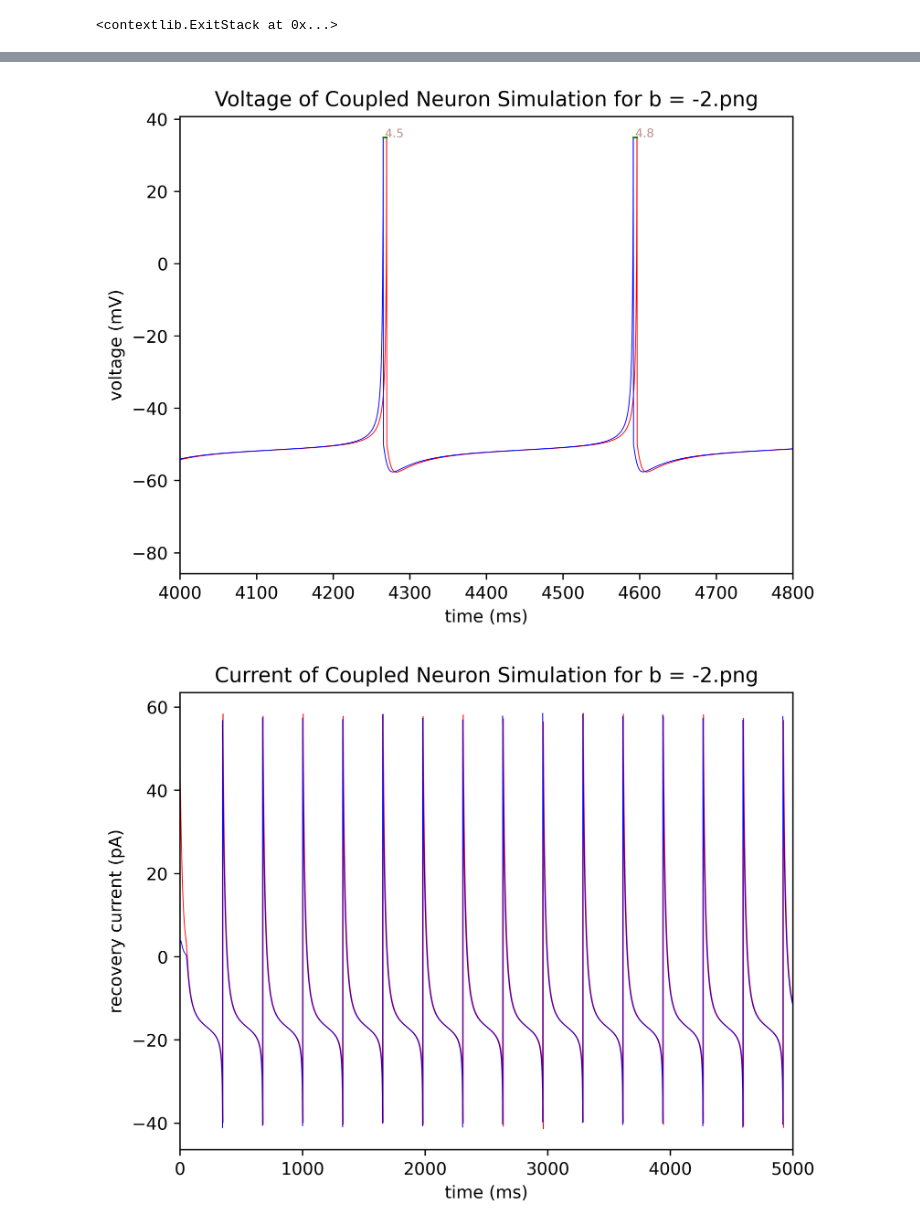
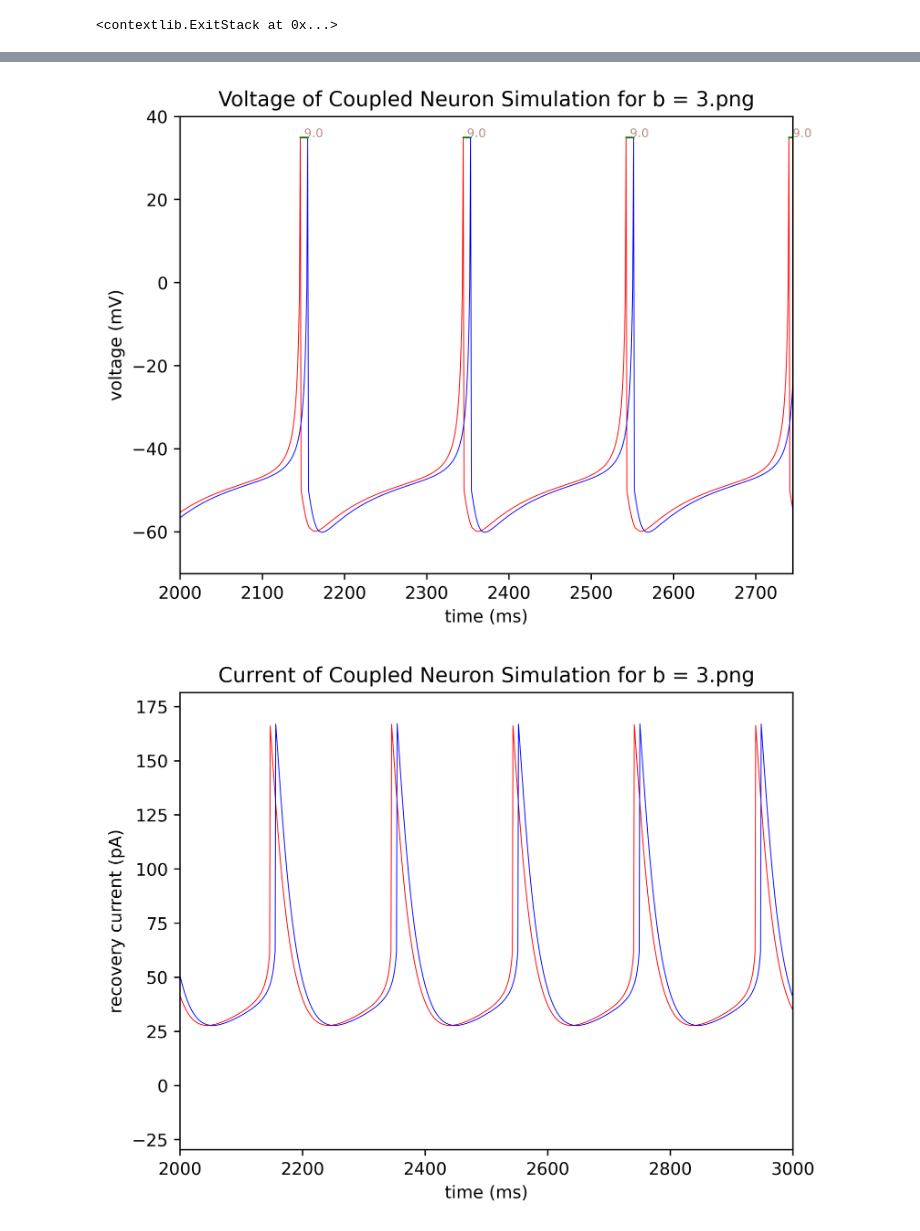
Before and after one commit to III-Derek/USRA-2024, a Jupyter notebook: Two_neurons.ipynb, the cells around one changed output, grey strips where cells are left out. Saved outputs shown, nothing was run; the diff lists cells and outputs as text; code cells hidden in the pictures.

```diff
--- a/Two_neurons.ipynb
+++ b/Two_neurons.ipynb
@@ -30,7 +30,7 @@ def H_inf(type, v, v_th):
             return 0
     elif type == 'smooth step':
         k = 100
-        return sigmoid(k*(v - v_th/1))
+        return sigmoid(k*(v - v_th/1.0))
     else:
         raise ValueError('First argument of H_inf must be one of "zero", "step", "smooth step".')
 print('-----------------------------------------------------------------')
@@ -38,7 +38,7 @@ print('Test cases for H_inf function:')
 print(H_inf('zero', 0, 1))
 print(H_inf('step', 1, 0))
 print(H_inf('step', 0, 35))
-print(H_inf('smooth step', 35, 35))
+print(H_inf('smooth step', 32.5, 35))
 print(H_inf('smooth step', 0, 35))
 print('-----------------------------------------------------------------')
 # print(H_inf('else', 132, 22)) # a ValueError is indeed raised
@@ -346,22 +351,23 @@ def coupled_neuron_plot(neuron_para_dict, T, h, IC, method, conductance, H_inf_t
     plt.title(v_fig_name)
     plt.xlabel('time (ms)')
     if v_zoom == None:
-        plt.xlim([time[0], time[-1]])
+        pass
     else:
         # In the following code, we seek to calculate the difference between the peaks, and display
         # them on the plot for better visualization purposes
+        # label the peaks in peak_time_n1, and peak_time_n2
+
         time_zoom = np.array([time_i for i, time_i in enumerate(time) if time_i >= v_zoom[0] and time_i <= v_zoom[1]])
         peak_zoom_n1 = np.array([peaks for peaks in peak_time_n1 if peaks in time_zoom])
-        peak_zoom_n2 = np.array([peaks for peaks in peak_time_n2 if peaks in time_zoom])
+        differences = np.abs(peak_zoom_n1[:, np.newaxis] - peak_time_n2)
+        closest_indices = np.argmin(differences, axis = 1)
+        peak_zoom_n2 = peak_time_n2[closest_indices]
+
         if len(peak_zoom_n1) == 0 or len(peak_zoom_n2) == 0:
             warnings.warn("The interval in which the user zooms is too small to have a peak for either neuron 1 or neuron 2")
         else:
-            if len(peak_zoom_n1) != len(peak_zoom_n2):
-                if len(peak_zoom_n1) > len(peak_zoom_n2):
-                    peak_zoom_n1 = peak_zoom_n1[:len(peak_zoom_n2)]
-                else:
-                    peak_zoom_n2 = peak_zoom_n2[:len(peak_zoom_n1)]
             peak_diff = np.absolute(peak_zoom_n1 - peak_zoom_n2)
+
             for i, diff in enumerate(peak_diff):
                 start_peak_end_peak = [peak_zoom_n1[i], peak_zoom_n2[i]]
                 start_peak_end_peak.sort()
@@ -378,7 +384,7 @@ def coupled_neuron_plot(neuron_para_dict, T, h, IC, method, conductance, H_inf_t
     plt.title(u_fig_name)
     plt.xlabel('time (ms)')
     if u_zoom == None:
-        plt.xlim([time[0], time[-1]])
+        pass
     else:
         plt.xlim([u_zoom[0], u_zoom[1]])
     plt.ylabel('recovery current (pA)')
@@ -391,7 +397,7 @@ def coupled_neuron_plot(neuron_para_dict, T, h, IC, method, conductance, H_inf_t
     plt.title(s_fig_name)
     plt.xlabel('time (ms)')
     if s_zoom == None:
-        plt.xlim([time[0], time[-1]])
+        pass
     else:
         plt.xlim([s_zoom[0], s_zoom[1]])
     plt.ylabel('Conductance (nS)')
@@ -417,35 +423,35 @@ def pdf_of_coupled_neuron_simulation(neuron_para_dict, T, h, IC, method, conduct
 # %%
 C = 100
 k = 0.7
 vr = -60
 vt = -40
 a = 0.03
-b = -2
+b = 3
 c = -50
 d = 100
 vpeak = 35
 neuron_para_dict = {
     'C': C,
     'k': k,
     'vr': vr,
     'vt': vt,
     'a': a,
     'b': b,
     'c': c,
     'd': d,
     'vpeak': vpeak
 }
 multiplier = 1
 T = 10000 * multiplier
-h = 0.5
-IC = np.array([[vr, vr-20],[50, 0],[1, 0.5]])
+h = 1
+IC = np.array([[vr, vr+20],[0, -20],[1, 0.5]])
 method = 'Euler'
 conductance = 'open and closed channels'
 H_inf_type = 'step'
-v_zoom = [4000, 4800]
-u_zoom = None
+v_zoom = [2000, 2745]
+u_zoom = [2000, 3000]
 s_zoom = None
 fig1, fig2, fig3 = coupled_neuron_plot(neuron_para_dict, T, h, IC, method, conductance, H_inf_type, v_zoom, u_zoom, s_zoom)
 # %% [output]
-[figure, old version]
+[figure, new version]
-[figure, old version]
+[figure, new version]
```
Also changed, not shown: parts of 6 cells of this notebook.
